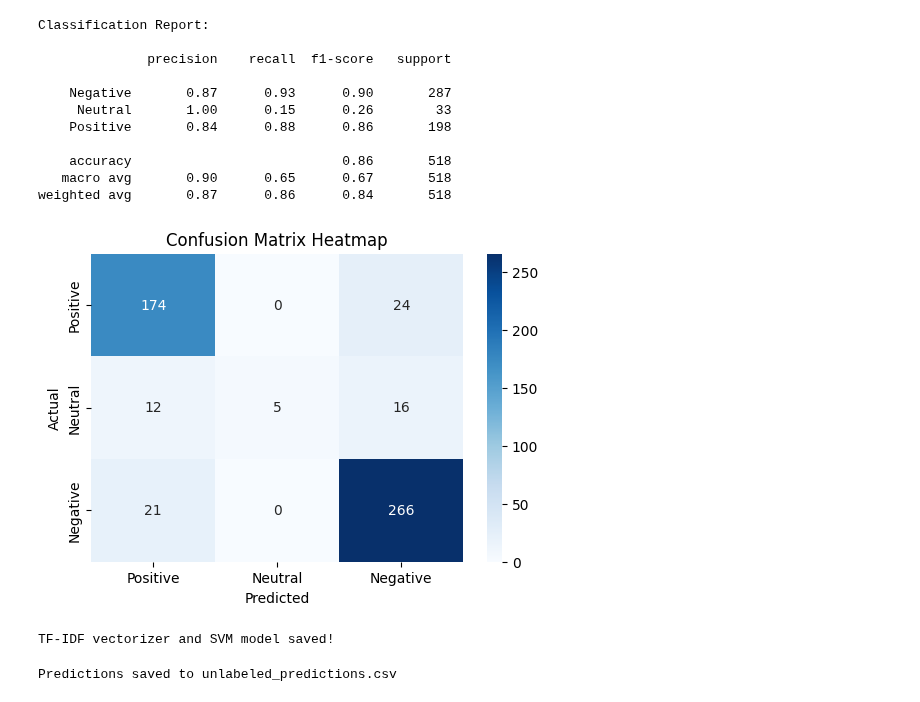
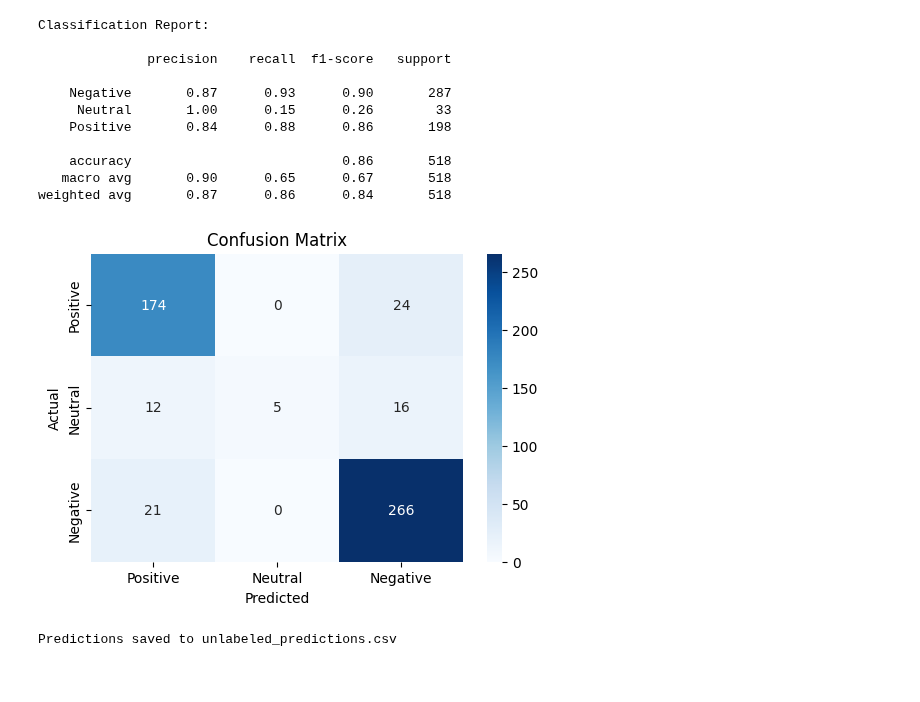
Before and after one commit to frhizzah/mahb-sentiment-analyzer, a Jupyter notebook: train_predict.ipynb, the cells around one changed output. Drawn from its saved outputs; the diff is of its cells as text; code cells hidden in the pictures.

```diff
--- a/train_predict.ipynb
+++ b/train_predict.ipynb
@@ -75,6 +74,7 @@ df['SENTIMENT'] = df['SENTIMENT'].str.strip().str.capitalize()  # Positive/Neutr
 
 tfidf = TfidfVectorizer(max_features=5000)
 X = tfidf.fit_transform(df['clean_text'])
+y = df['SENTIMENT']
 # %%
 # Train/ test spliy
 
@@ -106,20 +111,14 @@ weighted avg       0.87      0.86      0.84       518
 # %%
 # Confusion matrix visualization
 cm = confusion_matrix(y_test, y_pred, labels=['Positive','Neutral','Negative'])
 plt.figure(figsize=(6,4))
 sns.heatmap(cm, annot=True, fmt="d", cmap="Blues", xticklabels=['Positive','Neutral','Negative'], yticklabels=['Positive','Neutral','Negative'])
 plt.ylabel('Actual')
 plt.xlabel('Predicted')
-plt.title("Confusion Matrix Heatmap")
+plt.title("Confusion Matrix")
 plt.show()
 # %% [output]
-[figure, old version]
+[figure, new version]
-# %%
-joblib.dump(tfidf, "tfidf_vectorizer.pkl")
-joblib.dump(svm, "svm_model_tuned.pkl")
-print("TF-IDF vectorizer and SVM model saved!")
-# %% [output]
-TF-IDF vectorizer and SVM model saved!
 # %%
 df_unlabeled = pd.read_csv("unlabeled_real_data.csv")
 pred_list = []
```
Also changed, not shown: parts of 2 cells of this notebook, 1 other file.
